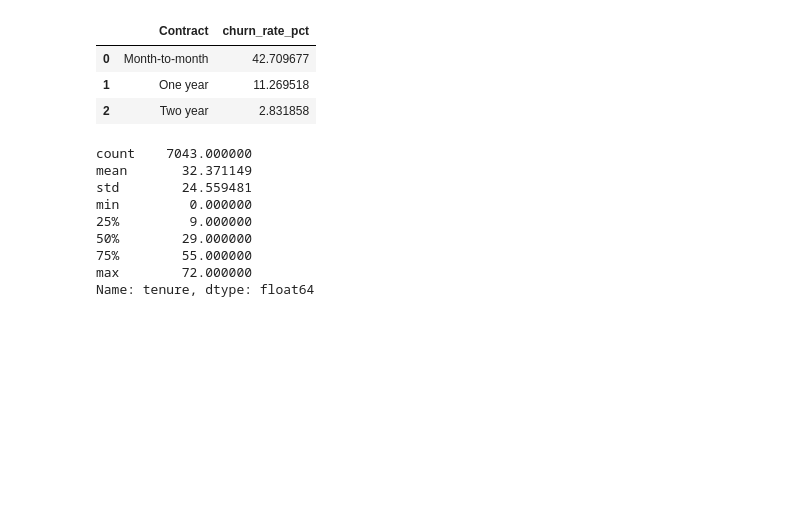
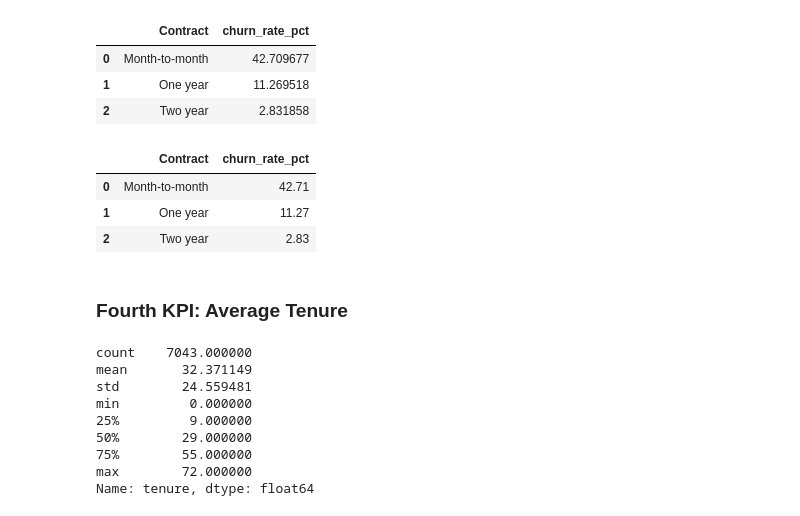
Before and after one commit to crisemy/OwnDataAnalysisProjects, a Jupyter notebook: TelcoCustomerChurn/TelcoCustomerChurn.ipynb, the cells around one changed output. Cells and saved outputs as stored; diff of their text form; code cells hidden in the pictures; blank space fills up the shorter version.

```diff
--- a/TelcoCustomerChurn/TelcoCustomerChurn.ipynb
+++ b/TelcoCustomerChurn/TelcoCustomerChurn.ipynb
@@ -266,4 +278,25 @@ churn_by_contract
 | 0 | Month-to-month | 42.709677 |
 | 1 | One year | 11.269518 |
 | 2 | Two year | 2.831858 |
+# %%
+# SQL query to calculate the churn rate by contract type
+query_churn_by_contract = """SELECT
+    Contract,
+    ROUND(
+        100.0 * SUM(CASE WHEN Churn = 'Yes' THEN 1 ELSE 0 END) / COUNT(*),
+        2
+    ) AS churn_rate_pct
+FROM customers
+GROUP BY Contract
+ORDER BY churn_rate_pct DESC;
+"""
+query_churn_by_contract = pd.read_sql_query(query_churn_by_contract, conn)
+query_churn_by_contract
+# %% [output]
+|  | Contract | churn_rate_pct |
+| 0 | Month-to-month | 42.71 |
+| 1 | One year | 11.27 |
+| 2 | Two year | 2.83 |
+# %% [markdown]
+### Fourth KPI: Average Tenure
 # %%
```
Also changed, not shown: parts of 14 cells of this notebook.
